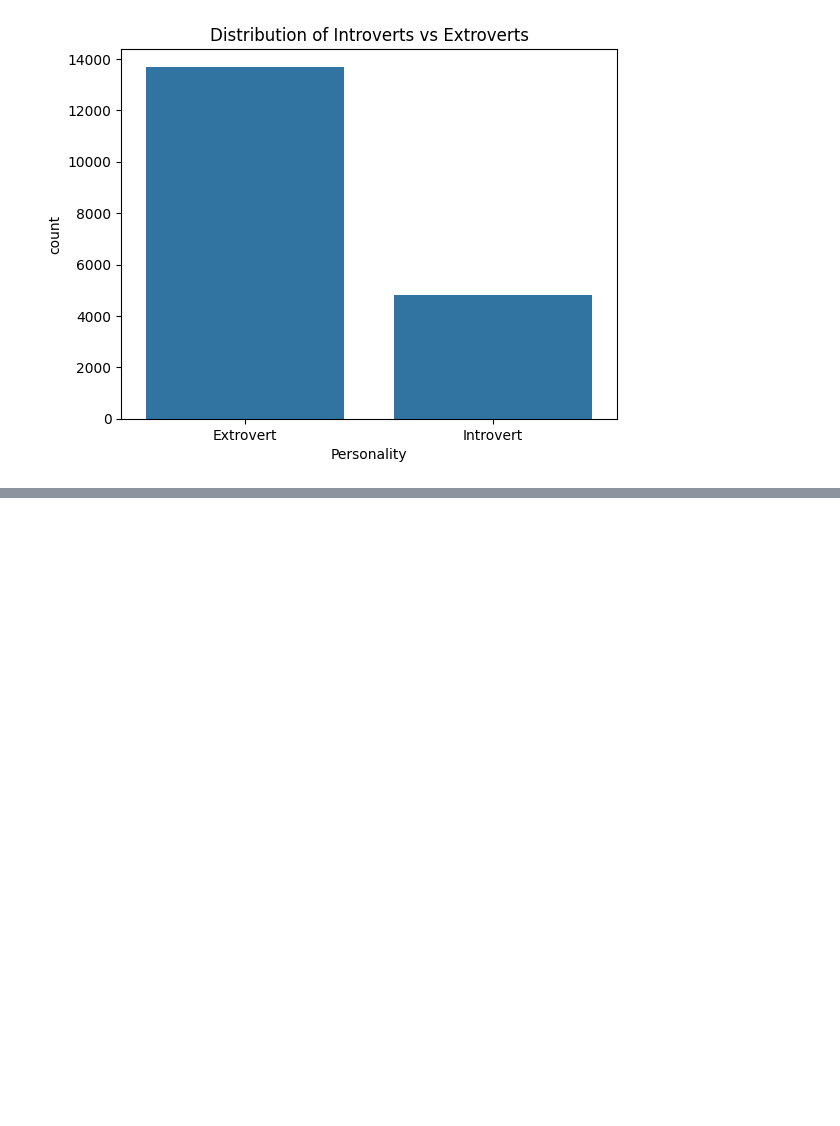
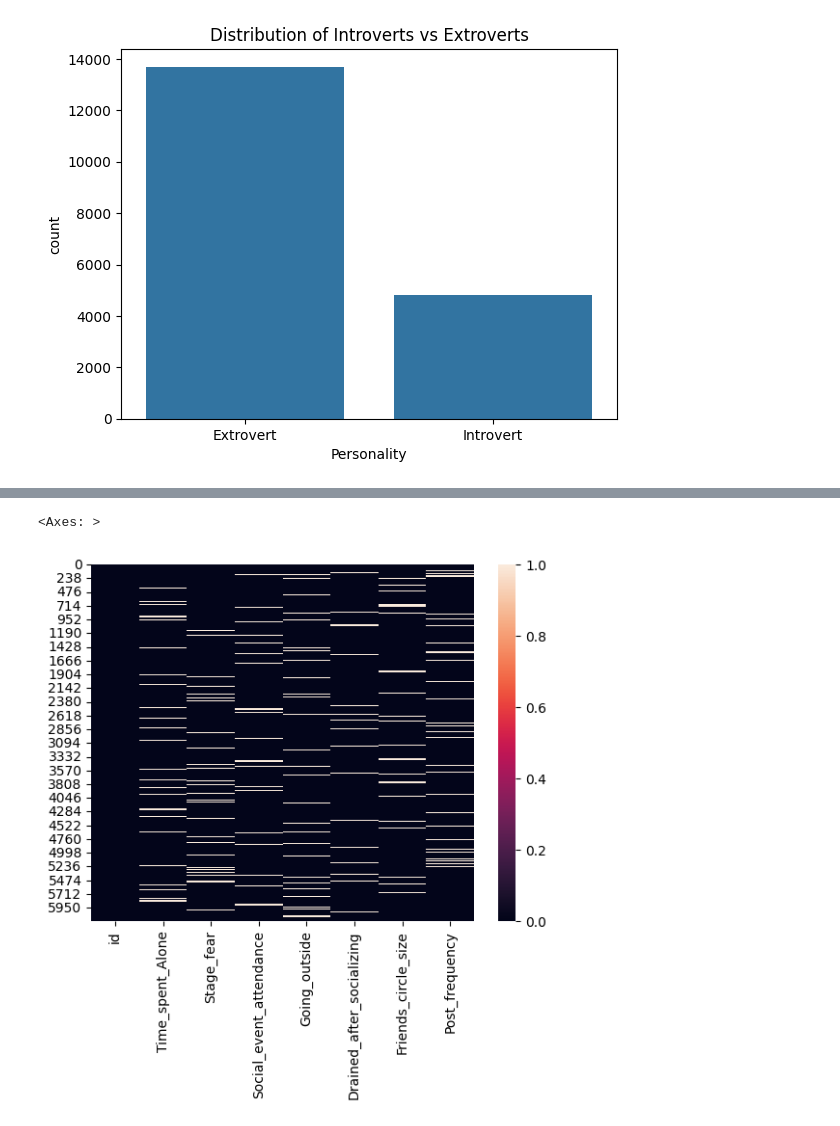
Before and after one commit to Ishikasingh101/Introvert_Extrovert_Predictor, a Jupyter notebook: Predict_the__Introverts__from_the__Extroverts.ipynb, the cells around one changed output, grey strips where cells are left out. Saved outputs shown, nothing was run; the diff lists cells and outputs as text; code cells hidden in the pictures; blank space fills up the shorter version.

```diff
--- a/Predict_the__Introverts__from_the__Extroverts.ipynb
+++ b/Predict_the__Introverts__from_the__Extroverts.ipynb
@@ -108,0 +121,5 @@ for col in numeric_cols:
+# %%
+sns.heatmap(test.isnull())
+# %% [output]
+<Axes: >
+[figure, added]
```
Also changed, not shown: parts of 15 cells of this notebook.
